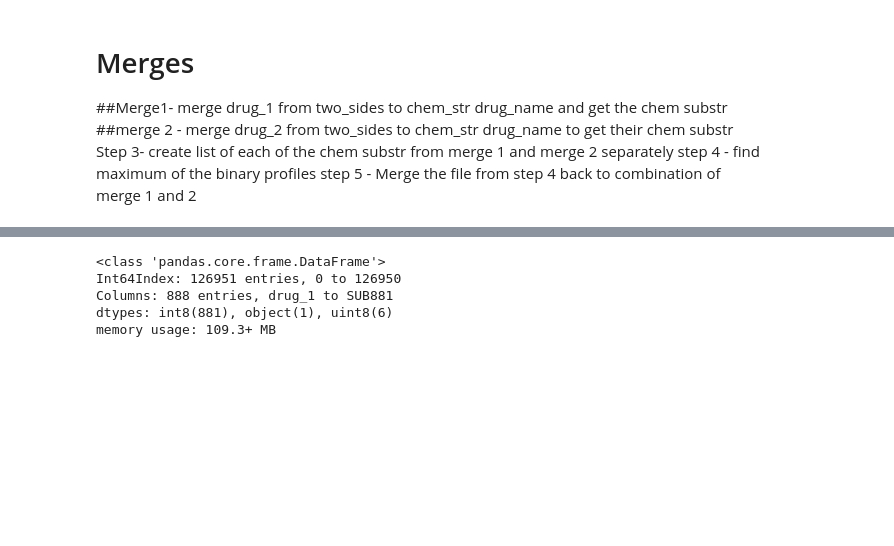
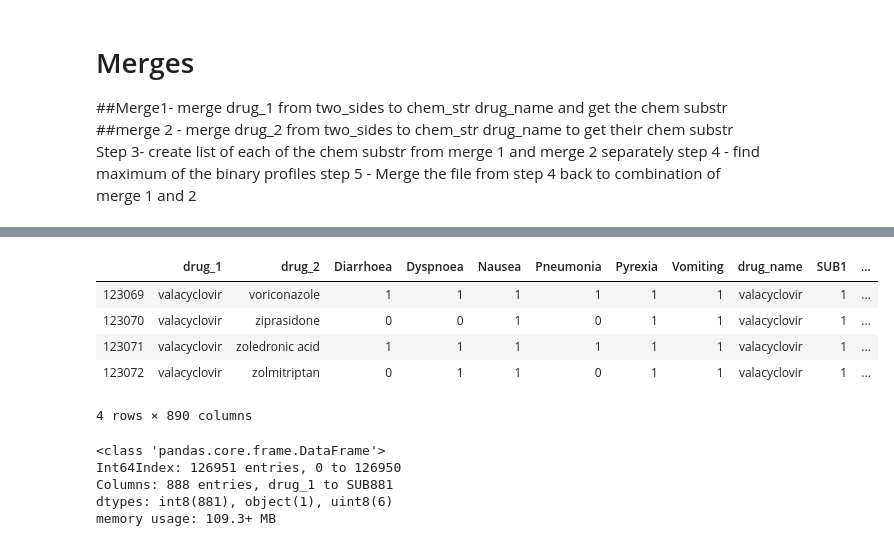
Before and after one commit to suneethi80/drug_side_effects_predictionmodel_nss, a Jupyter notebook: 2_drug_side_effects_two_sides_chemstr_merge.ipynb, the cells around one changed output, grey strips where cells are left out. Saved outputs shown, nothing was run; the diff lists cells and outputs as text; code cells hidden in the pictures; blank space fills up the shorter version.

```diff
--- a/2_drug_side_effects_two_sides_chemstr_merge.ipynb
+++ b/2_drug_side_effects_two_sides_chemstr_merge.ipynb
@@ -193,3 +194,12 @@ tscs_merge1.head(2)
+# %%
+tscs_merge1.iloc[123069:123073, ]
+# %% [output]
+|  | drug_1 | drug_2 | Diarrhoea | Dyspnoea | Nausea | Pneumonia | Pyrexia | Vomiting | drug_name | SUB1 | ... |
+| 123069 | valacyclovir | voriconazole | 1 | 1 | 1 | 1 | 1 | 1 | valacyclovir | 1 | ... |
+| 123070 | valacyclovir | ziprasidone | 0 | 0 | 1 | 0 | 1 | 1 | valacyclovir | 1 | ... |
+| 123071 | valacyclovir | zoledronic acid | 1 | 1 | 1 | 1 | 1 | 1 | valacyclovir | 1 | ... |
+| 123072 | valacyclovir | zolmitriptan | 0 | 1 | 1 | 0 | 1 | 1 | valacyclovir | 1 | ... |
+4 rows × 890 columns
 # %%
 tscs_merge1.info()
 # %% [output]
```
Also changed, not shown: parts of 16 cells of this notebook.
